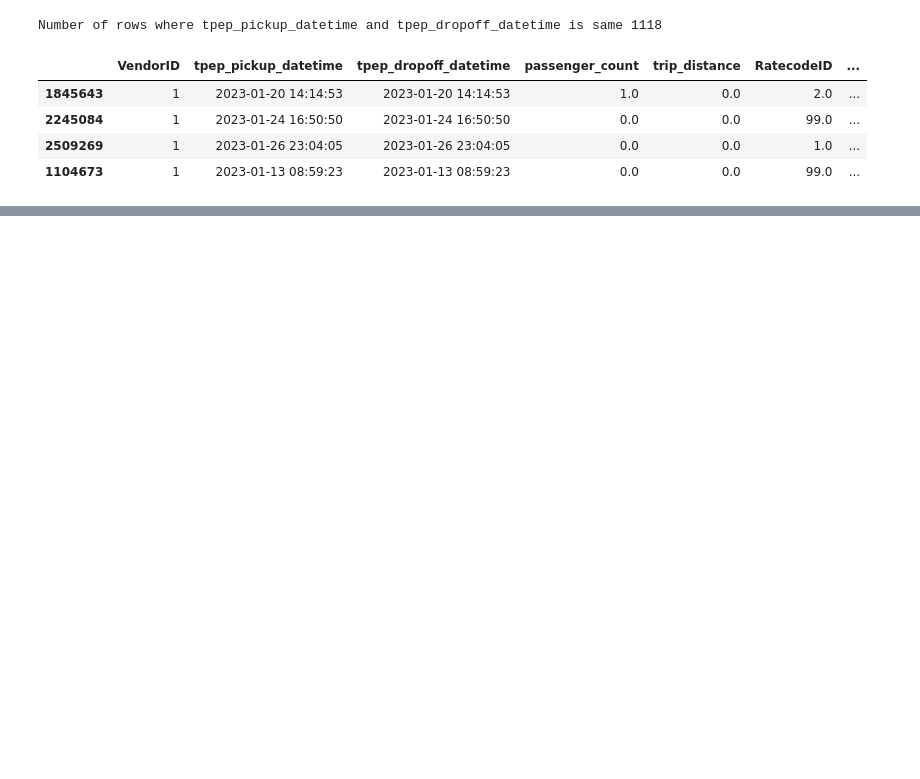
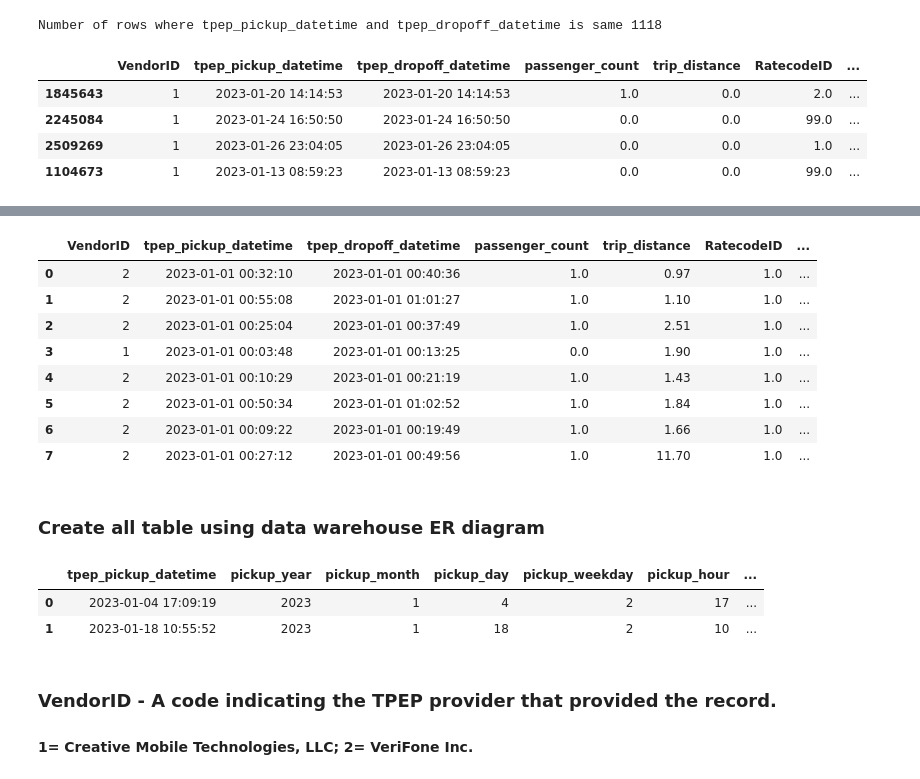
Before and after one commit to bibek376/Uber_Data_Engineering_Project, a Jupyter notebook: Uber_Data_Engineering_Project_Live.ipynb, the cells around one changed output, grey strips where cells are left out. Saved outputs shown, nothing was run; the diff lists cells and outputs as text; code cells hidden in the pictures; blank space fills up the shorter version.

```diff
--- a/Uber_Data_Engineering_Project_Live.ipynb
+++ b/Uber_Data_Engineering_Project_Live.ipynb
@@ -517,0 +315,12 @@ memory usage: 14.5+ KB
+# %%
+### Extract the year, month, day, weekday and hour data using tpep_pickup_datetime and tpep_dropoff_datetime
+after_filtered_df['pickup_year'] = after_filtered_df['tpep_pickup_datetime'].dt.year
+after_filtered_df['pickup_month'] = after_filtered_df['tpep_pickup_datetime'].dt.month
+after_filtered_df['pickup_day'] = after_filtered_df['tpep_pickup_datetime'].dt.day
+after_filtered_df['pickup_weekday'] = after_filtered_df['tpep_pickup_datetime'].dt.weekday
+after_filtered_df['pickup_hour'] = after_filtered_df['tpep_pickup_datetime'].dt.hour
+after_filtered_df['dropoff_year'] = after_filtered_df['tpep_dropoff_datetime'].dt.year
+after_filtered_df['dropoff_month'] = after_filtered_df['tpep_dropoff_datetime'].dt.month
+after_filtered_df['dropoff_day'] = after_filtered_df['tpep_dropoff_datetime'].dt.day
+after_filtered_df['dropoff_weekday'] = after_filtered_df['tpep_dropoff_datetime'].dt.weekday
+after_filtered_df['dropoff_hour'] = after_filtered_df['tpep_dropoff_datetime'].dt.hour
@@ -517,0 +334,5 @@ memory usage: 14.5+ KB
+# %%
+#if tpep_pickup_datetime and tpep_dropoff_datetime is same logically it is not possible
+after_duplicate_filtered_df=after_filtered_df['tpep_pickup_datetime'] != after_filtered_df['tpep_dropoff_datetime']
+after_duplicate_filtered_df = after_filtered_df[after_duplicate_filtered_df]
+after_duplicate_filtered_df.sample(4)
@@ -517,0 +402,14 @@ memory usage: 14.5+ KB
+# %%
+after_duplicate_filtered_df.head(8).reset_index(drop=True)
+# %% [output]
+|  | VendorID | tpep_pickup_datetime | tpep_dropoff_datetime | passenger_count | trip_distance | RatecodeID | ... |
+| 0 | 2 | 2023-01-01 00:32:10 | 2023-01-01 00:40:36 | 1.0 | 0.97 | 1.0 | ... |
+| 1 | 2 | 2023-01-01 00:55:08 | 2023-01-01 01:01:27 | 1.0 | 1.10 | 1.0 | ... |
+| 2 | 2 | 2023-01-01 00:25:04 | 2023-01-01 00:37:49 | 1.0 | 2.51 | 1.0 | ... |
+| 3 | 1 | 2023-01-01 00:03:48 | 2023-01-01 00:13:25 | 0.0 | 1.90 | 1.0 | ... |
+| 4 | 2 | 2023-01-01 00:10:29 | 2023-01-01 00:21:19 | 1.0 | 1.43 | 1.0 | ... |
+| 5 | 2 | 2023-01-01 00:50:34 | 2023-01-01 01:02:52 | 1.0 | 1.84 | 1.0 | ... |
+| 6 | 2 | 2023-01-01 00:09:22 | 2023-01-01 00:19:49 | 1.0 | 1.66 | 1.0 | ... |
+| 7 | 2 | 2023-01-01 00:27:12 | 2023-01-01 00:49:56 | 1.0 | 11.70 | 1.0 | ... |
+# %% [markdown]
+### Create all table using data warehouse ER diagram
@@ -517,0 +421,9 @@ memory usage: 14.5+ KB
+# %%
+date_time_dim.sample(2).reset_index(drop=True)
+# %% [output]
+|  | tpep_pickup_datetime | pickup_year | pickup_month | pickup_day | pickup_weekday | pickup_hour | ... |
+| 0 | 2023-01-04 17:09:19 | 2023 | 1 | 4 | 2 | 17 | ... |
+| 1 | 2023-01-18 10:55:52 | 2023 | 1 | 18 | 2 | 10 | ... |
+# %% [markdown]
+### VendorID - A code indicating the TPEP provider that provided the record.
+#### 1= Creative Mobile Technologies, LLC; 2= VeriFone Inc.
```
Also changed, not shown: parts of 25 cells of this notebook.
